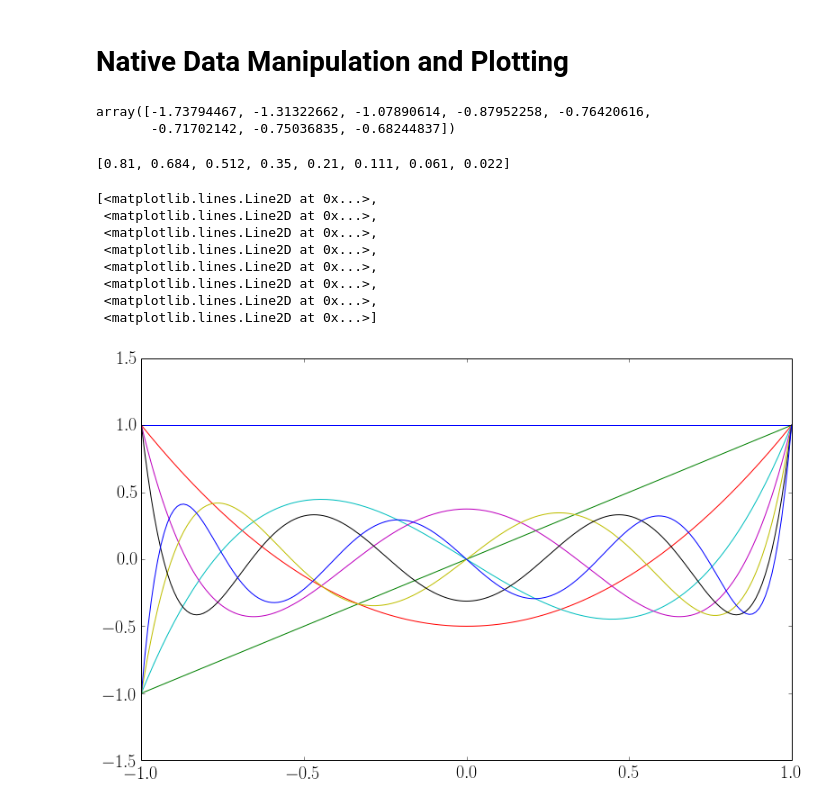
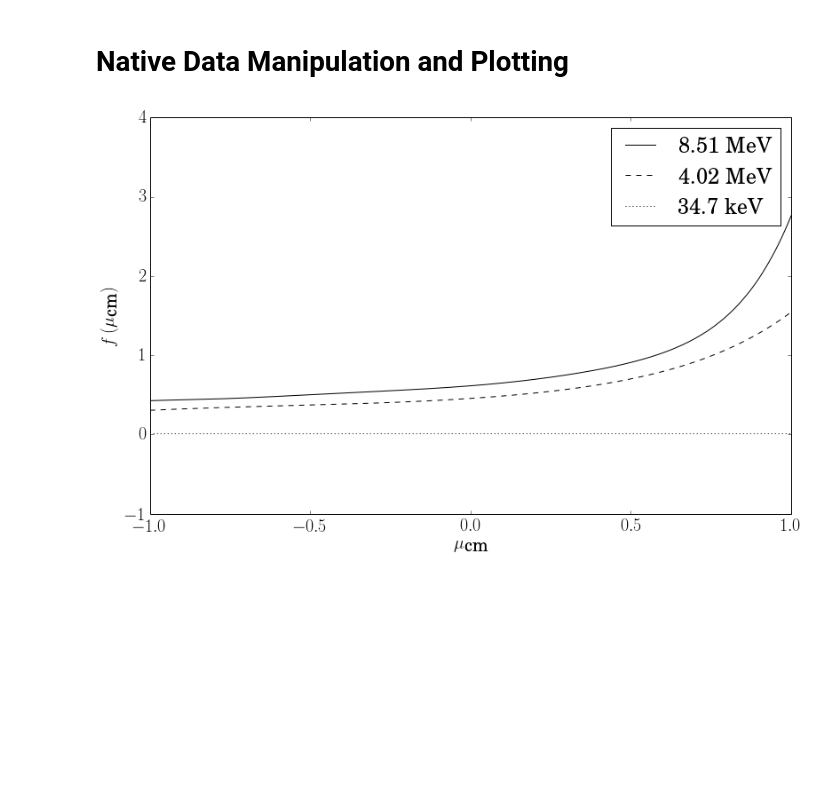
Before and after one commit to jkulesza/Python_Misc, a Jupyter notebook: iPython/NERS_561_HW2.ipynb, the cells around one changed output. Drawn from its saved outputs; the diff is of its cells as text; code cells hidden in the pictures; blank space fills up the shorter version.

```diff
--- a/iPython/NERS_561_HW2.ipynb
+++ b/iPython/NERS_561_HW2.ipynb
@@ -66,5 +77,5 @@ for i in range(1,81):
 # Native Data Manipulation and Plotting
 # %%
 f851tab = [0.810, 0.684, 0.512, 0.350, 0.210, 0.111, 0.061, 0.0220]
-f402tab = {0.584, 0.455, 0.290, 0.147, 0.046, 0.018, 0.0043, -0.0004}
-f347tab = {0.0092, 0.00015, 0, 0, 0, 0, 0, 0}
+f402tab = [0.584, 0.455, 0.290, 0.147, 0.046, 0.018, 0.0043, -0.0004]
+f347tab = [0.0092, 0.00015, 0, 0, 0, 0, 0, 0]
@@ -73,25 +82,22 @@ x = np.linspace(-1,1,200)
-# %%
-np.polynomial.legendre.legval(f851tab,x)
-# %% [output]
-array([-1.73794467, -1.31322662, -1.07890614, -0.87952258, -0.76420616,
-       -0.71702142, -0.75036835, -0.68244837])
-# %%
-f851tab
-# %% [output]
-[0.81, 0.684, 0.512, 0.35, 0.21, 0.111, 0.061, 0.022]
-# %%
-x = np.linspace(-1, 1, 201)
-
-L = np.polynomial.legendre.legval(x, np.identity(8))
-
-plt.plot(x, L.T)
-# %% [output]
-[<matplotlib.lines.Line2D at 0x...>,
- <matplotlib.lines.Line2D at 0x...>,
- <matplotlib.lines.Line2D at 0x...>,
- <matplotlib.lines.Line2D at 0x...>,
- <matplotlib.lines.Line2D at 0x...>,
- <matplotlib.lines.Line2D at 0x...>,
- <matplotlib.lines.Line2D at 0x...>,
- <matplotlib.lines.Line2D at 0x...>]
-[figure, removed]
+# %%
+fig = plt.figure()
+ax = fig.add_subplot(111)
+
+plt.title(r"");
+plt.xlabel(r"$\mu_{\textrm{cm}}$");
+plt.ylabel(r"$f\left(\mu_{\textrm{cm}}\right)$");
+
+x = np.linspace(-1, 1, 201)
+
+plt.ylim([-1,4])
+
+plt.plot(x, np.polynomial.legendre.legval(x, f851tab).T,'k-',label="8.51 MeV")
+plt.plot(x, np.polynomial.legendre.legval(x, f402tab).T,'k--',label="4.02 MeV")
+plt.plot(x, np.polynomial.legendre.legval(x, f347tab).T,'k:',label="34.7 keV")
+
+plt.legend()
+
+plt.show();
+#plt.savefig('tex_demo.pdf')
+# %% [output]
+[figure, added]
```
Also changed, not shown: parts of 3 cells of this notebook.
